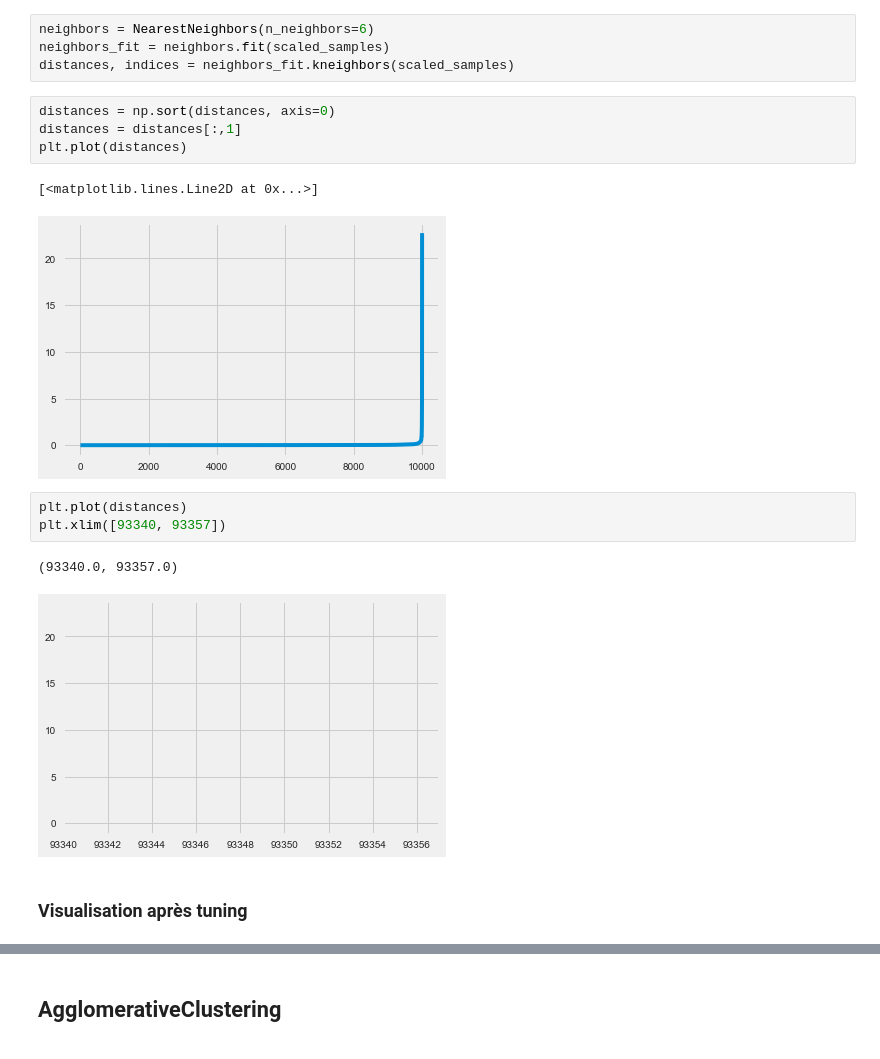
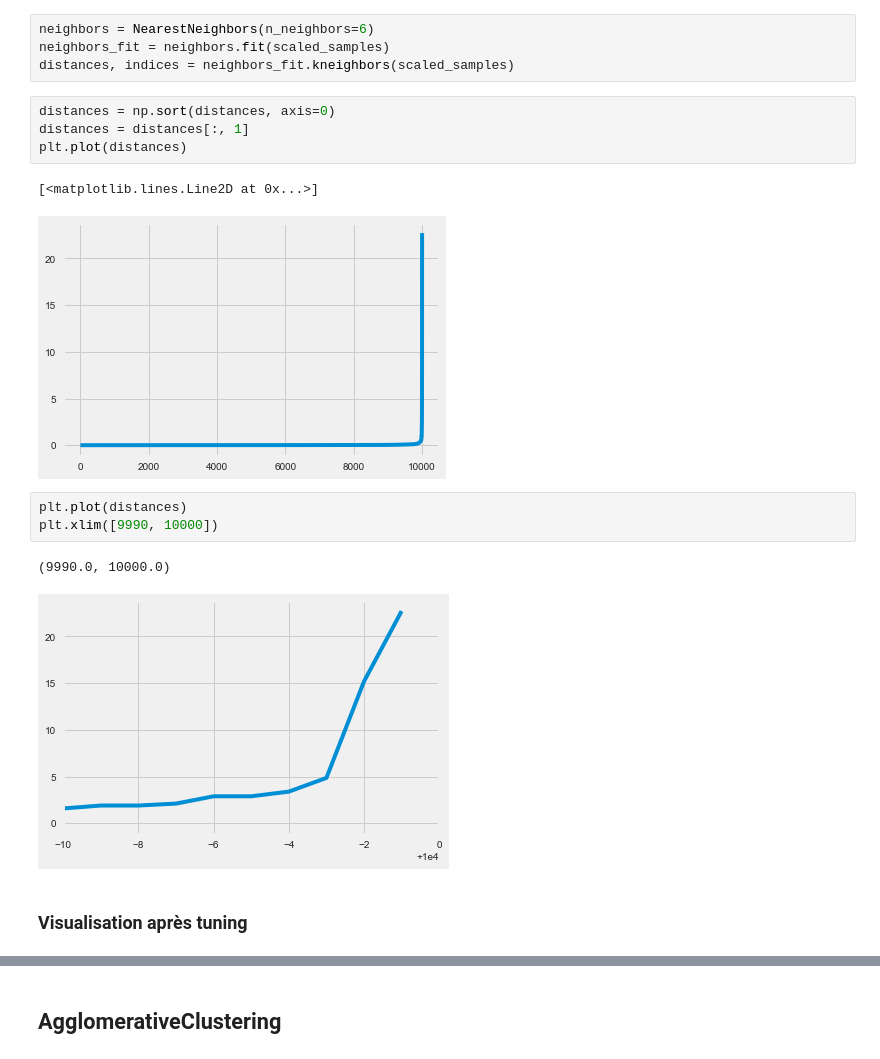
Before and after one commit to Abdess/olist, a Jupyter notebook: POLIST_02_notebookessais.ipynb, the cells around one changed output, grey strips where cells are left out. Saved outputs shown, nothing was run; the diff lists cells and outputs as text.

```diff
--- a/POLIST_02_notebookessais.ipynb
+++ b/POLIST_02_notebookessais.ipynb
@@ -488,17 +488,17 @@ neighbors_fit = neighbors.fit(scaled_samples)
 distances, indices = neighbors_fit.kneighbors(scaled_samples)
 # %%
 distances = np.sort(distances, axis=0)
-distances = distances[:,1]
+distances = distances[:, 1]
 plt.plot(distances)
 # %% [output]
 [<matplotlib.lines.Line2D at 0x...>]
 [figure]
 # %%
 plt.plot(distances)
-plt.xlim([93340, 93357])
+plt.xlim([9990, 10000])
 # %% [output]
-(93340.0, 93357.0)
+(9990.0, 10000.0)
-[figure, old version]
+[figure, new version]
-# %% [markdown]
-### Visualisation après tuning
+# %% [markdown]
+### Visualisation après tuning
 # %%
```
Also changed, not shown: parts of 71 cells of this notebook, 2 other files.
